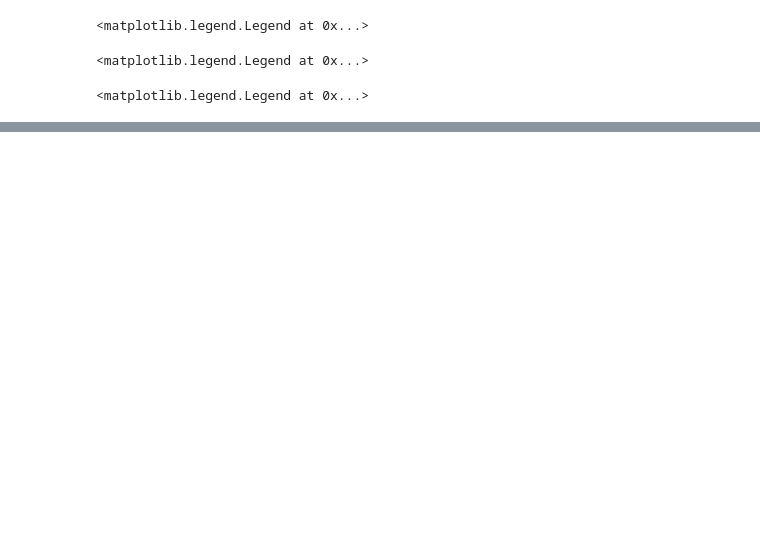
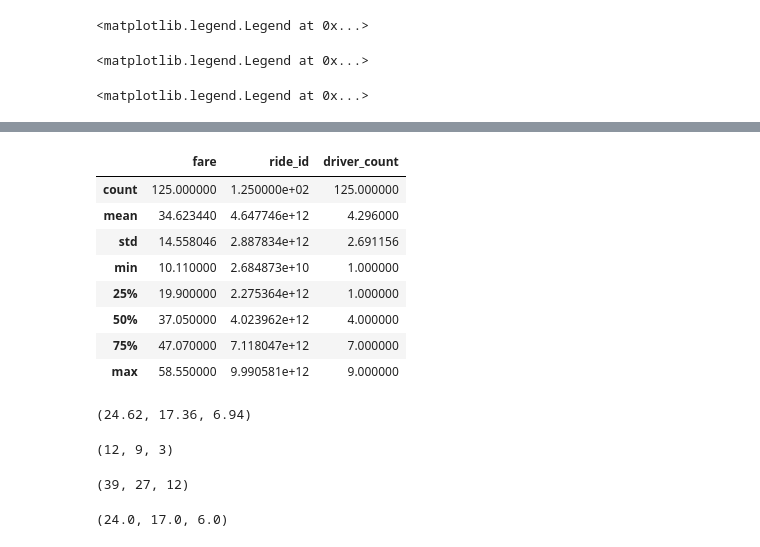
Before and after one commit to jillibus/PyBer_Analysis, a Jupyter notebook: RideShare_data.ipynb, the cells around one changed output, grey strips where cells are left out. Cells and saved outputs as stored; diff of their text form; code cells hidden in the pictures; blank space fills up the shorter version.

```diff
--- a/RideShare_data.ipynb
+++ b/RideShare_data.ipynb
@@ -417,0 +447,33 @@ plt.show()
+# %%
+# Get summary statistics
+rural_cities_df.describe()
+# %% [output]
+|  | fare | ride_id | driver_count |
+| count | 125.000000 | 1.250000e+02 | 125.000000 |
+| mean | 34.623440 | 4.647746e+12 | 4.296000 |
+| std | 14.558046 | 2.887834e+12 | 2.691156 |
+| min | 10.110000 | 2.684873e+10 | 1.000000 |
+| 25% | 19.900000 | 2.275364e+12 | 1.000000 |
+| 50% | 37.050000 | 4.023962e+12 | 4.000000 |
+| 75% | 47.070000 | 7.118047e+12 | 7.000000 |
+| max | 58.550000 | 9.990581e+12 | 9.000000 |
+# %%
+# Calculate the mean of the ride count for each city type.
+round(urban_ride_count.mean(),2), round(suburban_ride_count.mean(),2), round(rural_ride_count.mean(),2)
+# %% [output]
+(24.62, 17.36, 6.94)
+# %%
+# Calculate the min number of rides for each city type
+round(urban_ride_count.min(),2), round(suburban_ride_count.min(),2), round(rural_ride_count.min(),2)
+# %% [output]
+(12, 9, 3)
+# %%
+# Calculate the max number of rides for each city type
+round(urban_ride_count.max(),2), round(suburban_ride_count.max(),2), round(rural_ride_count.max(),2)
+# %% [output]
+(39, 27, 12)
+# %%
+# Calculate the median number of rides for each city type
+round(urban_ride_count.median(),2), round(suburban_ride_count.median(),2), round(rural_ride_count.median(),2)
+# %% [output]
+(24.0, 17.0, 6.0)
```
Also changed, not shown: parts of 28 cells of this notebook, 3 other files.
